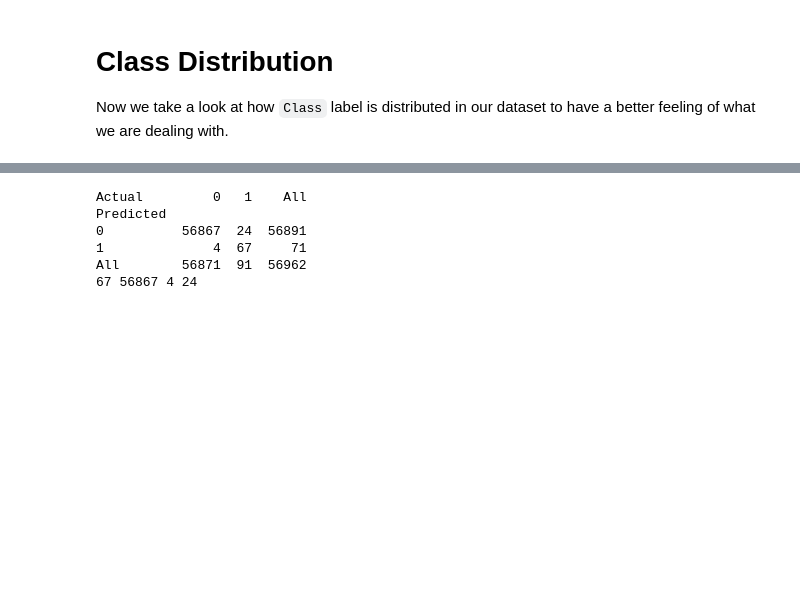
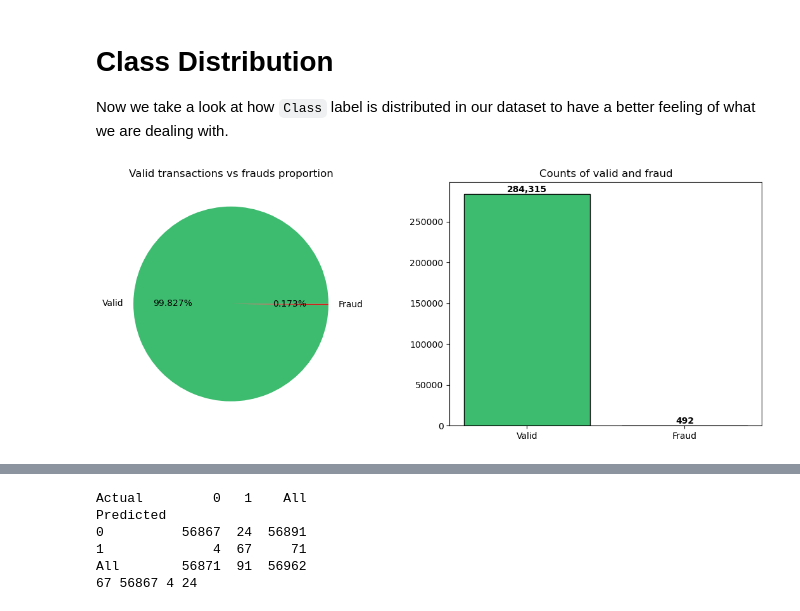
Before and after one commit to Kubel259/Credit-Card-fraud-detection, a Jupyter notebook: main.ipynb, the cells around one changed output, grey strips where cells are left out. Drawn from its saved outputs; the diff is of its cells as text; code cells hidden in the pictures; blank space fills up the shorter version.

```diff
--- a/main.ipynb
+++ b/main.ipynb
@@ -46,3 +46,23 @@ There are 284 807 different transaction, with `Time` representing seconds elapse
 # Class Distribution
 
 Now we take a look at how `Class` label is distributed in our dataset to have a better feeling of what we are dealing with.
+# %%
+# count the occurences of valid transactions and fraud, setting colors for plots
+counts = data["Class"].value_counts()
+colors = ["#3dbb6f", "#da0d0d"]
+
+# creating plots
+fig, ax = plt.subplots(1, 2, figsize=(14, 5))
+
+# pie chart
+ax[0].pie(counts, labels=["Valid", "Fraud"], autopct="%1.3f%%", colors=colors)
+ax[0].set_title("Valid transactions vs frauds proportion")
+
+# bar chart
+ax[1].bar(["Valid", "Fraud"], counts, color=colors, edgecolor="black")
+ax[1].bar_label(ax[1].containers[0], fmt='{:,.0f}', fontweight='bold')
+ax[1].set_title("Counts of valid and fraud")
+
+plt.show()
+# %% [output]
+[figure, added]
```
Also changed, not shown: parts of 3 cells of this notebook, 1 other file.
